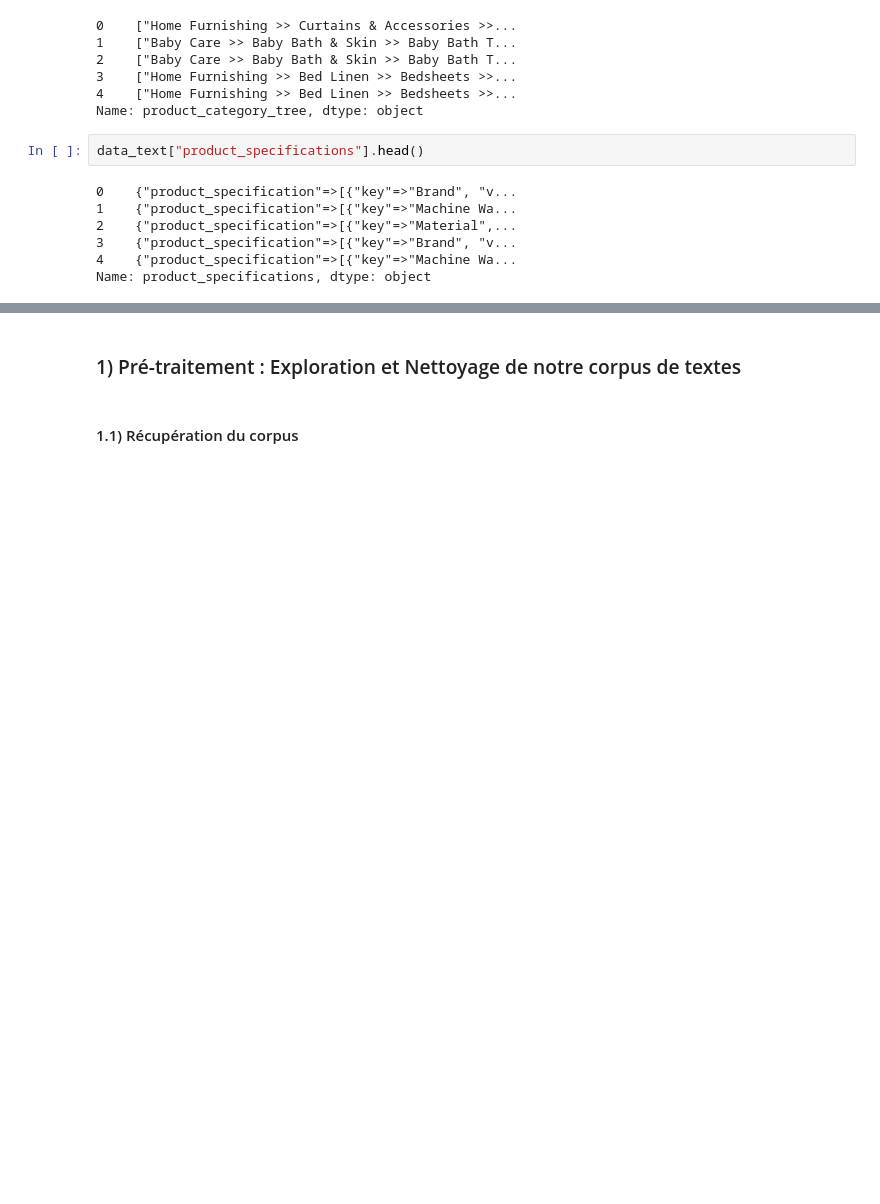
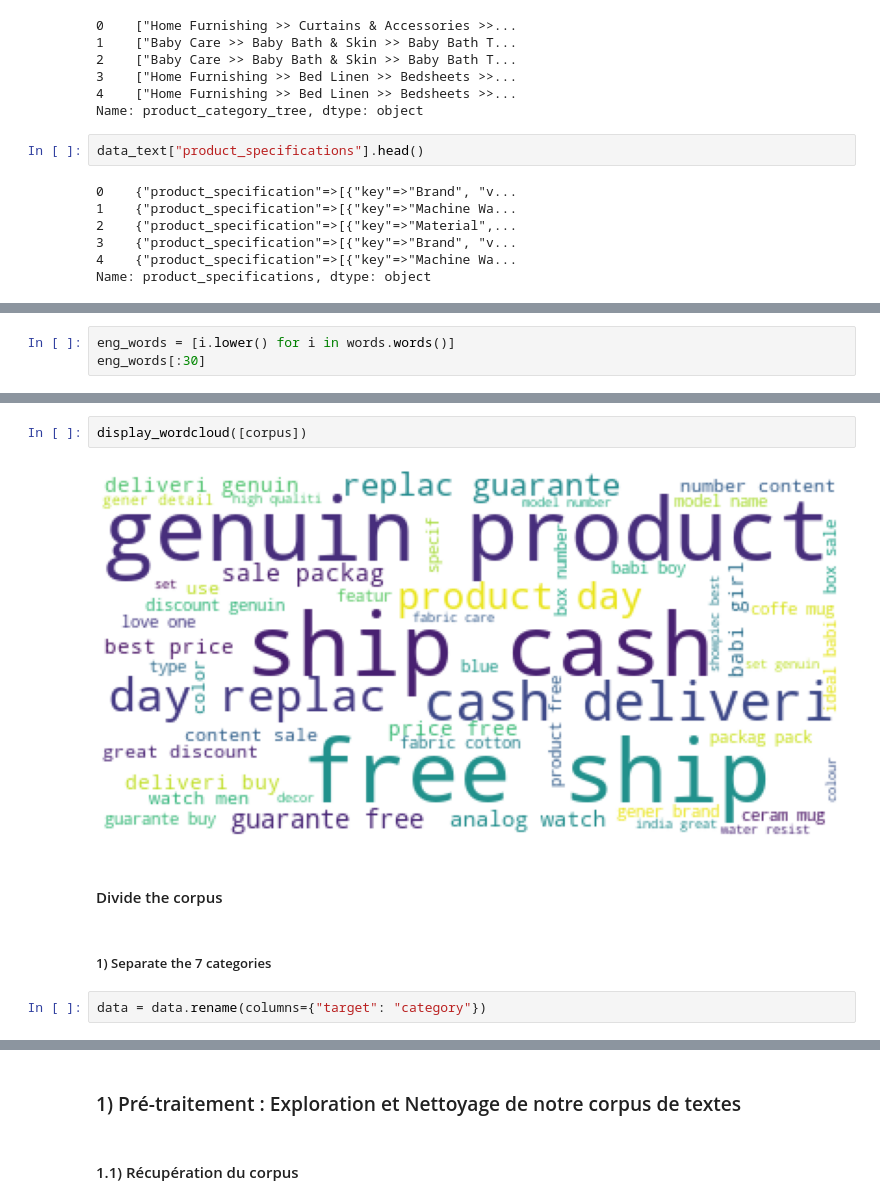
Before and after one commit to oumeima-elgharbi/P6_Data_Science_OpenClassrooms, a Jupyter notebook: P6_01_NLP.ipynb, the cells around one changed output, grey strips where cells are left out. Saved outputs shown, nothing was run; the diff lists cells and outputs as text; blank space fills up the shorter version.

```diff
--- a/P6_01_NLP.ipynb
+++ b/P6_01_NLP.ipynb
@@ -330,0 +1005,3 @@ data_cleaned.to_csv("dataset/data.csv", index=False, sep=',')
+# %%
+eng_words = [i.lower() for i in words.words()]
+eng_words[:30]
@@ -330,0 +1254,10 @@ data_cleaned.to_csv("dataset/data.csv", index=False, sep=',')
+# %%
+display_wordcloud([corpus])
+# %% [output]
+[figure, added]
+# %% [markdown]
+#### Divide the corpus
+# %% [markdown]
+##### 1) Separate the 7 categories
+# %%
+data = data.rename(columns={"target": "category"})
```
Also changed, not shown: parts of 142 cells of this notebook, 2 other files.
